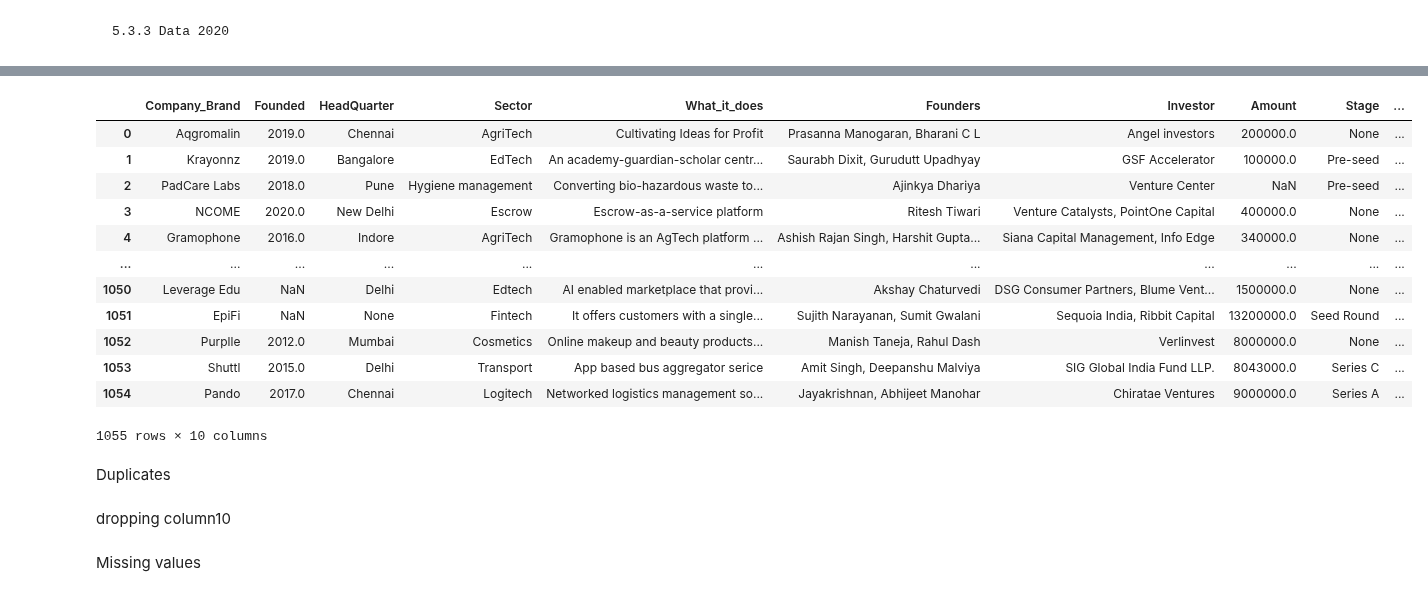
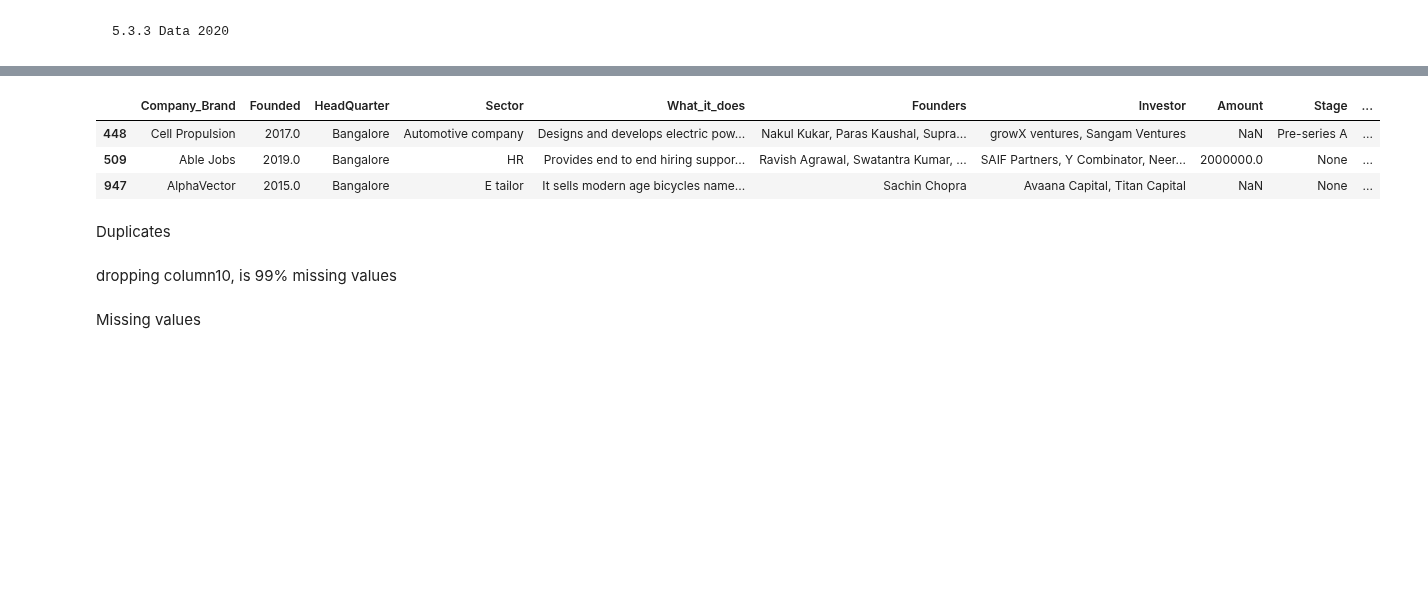
Before and after one commit to DelphinKdl/-Data-analysis-project-Data-Driven-Insights-for-Indian-Startup-Growth, a Jupyter notebook: India StartUp analysis 2018 -2021.ipynb, the cells around one changed output, grey strips where cells are left out. Drawn from its saved outputs; the diff is of its cells as text; code cells hidden in the pictures; blank space fills up the shorter version.

```diff
--- a/India StartUp analysis 2018 -2021.ipynb
+++ b/India StartUp analysis 2018 -2021.ipynb
@@ -1309,27 +1282,18 @@ plot_missing_values_heatmap(data_2019)
 # %% [markdown]
 ![Data 2020 Summary Image](Images\2020beforeCleaning.png)
 # %%
-data_2020
+data_2020.sample(3)
 # %% [output]
 |  | Company_Brand | Founded | HeadQuarter | Sector | What_it_does | Founders | Investor | Amount | Stage | ... |
-| 0 | Aqgromalin | 2019.0 | Chennai | AgriTech | Cultivating Ideas for Profit | Prasanna Manogaran, Bharani C L | Angel investors | 200000.0 | None | ... |
-| 1 | Krayonnz | 2019.0 | Bangalore | EdTech | An academy-guardian-scholar centr... | Saurabh Dixit, Gurudutt Upadhyay | GSF Accelerator | 100000.0 | Pre-seed | ... |
-| 2 | PadCare Labs | 2018.0 | Pune | Hygiene management | Converting bio-hazardous waste to... | Ajinkya Dhariya | Venture Center | NaN | Pre-seed | ... |
-| 3 | NCOME | 2020.0 | New Delhi | Escrow | Escrow-as-a-service platform | Ritesh Tiwari | Venture Catalysts, PointOne Capital | 400000.0 | None | ... |
-| 4 | Gramophone | 2016.0 | Indore | AgriTech | Gramophone is an AgTech platform ... | Ashish Rajan Singh, Harshit Gupta... | Siana Capital Management, Info Edge | 340000.0 | None | ... |
-| ... | ... | ... | ... | ... | ... | ... | ... | ... | ... | ... |
-| 1050 | Leverage Edu | NaN | Delhi | Edtech | AI enabled marketplace that provi... | Akshay Chaturvedi | DSG Consumer Partners, Blume Vent... | 1500000.0 | None | ... |
-| 1051 | EpiFi | NaN | None | Fintech | It offers customers with a single... | Sujith Narayanan, Sumit Gwalani | Sequoia India, Ribbit Capital | 13200000.0 | Seed Round | ... |
-| 1052 | Purplle | 2012.0 | Mumbai | Cosmetics | Online makeup and beauty products... | Manish Taneja, Rahul Dash | Verlinvest | 8000000.0 | None | ... |
-| 1053 | Shuttl | 2015.0 | Delhi | Transport | App based bus aggregator serice | Amit Singh, Deepanshu Malviya | SIG Global India Fund LLP. | 8043000.0 | Series C | ... |
-| 1054 | Pando | 2017.0 | Chennai | Logitech | Networked logistics management so... | Jayakrishnan, Abhijeet Manohar | Chiratae Ventures | 9000000.0 | Series A | ... |
+| 448 | Cell Propulsion | 2017.0 | Bangalore | Automotive company | Designs and develops electric pow... | Nakul Kukar, Paras Kaushal, Supra... | growX ventures, Sangam Ventures | NaN | Pre-series A | ... |
+| 509 | Able Jobs | 2019.0 | Bangalore | HR | Provides end to end hiring suppor... | Ravish Agrawal, Swatantra Kumar, ... | SAIF Partners, Y Combinator, Neer... | 2000000.0 | None | ... |
+| 947 | AlphaVector | 2015.0 | Bangalore | E tailor | It sells modern age bicycles name... | Sachin Chopra | Avaana Capital, Titan Capital | NaN | None | ... |
-1055 rows × 10 columns
 # %% [markdown]
 Duplicates
 # %%
 data_2020= data_2020.drop_duplicates()
 # %% [markdown]
-dropping column10
+dropping column10, is 99% missing values
 # %%
 data_2020= data_2020.drop(['column10'], axis=1)
 # %% [markdown]
```
Also changed, not shown: parts of 149 cells of this notebook.
